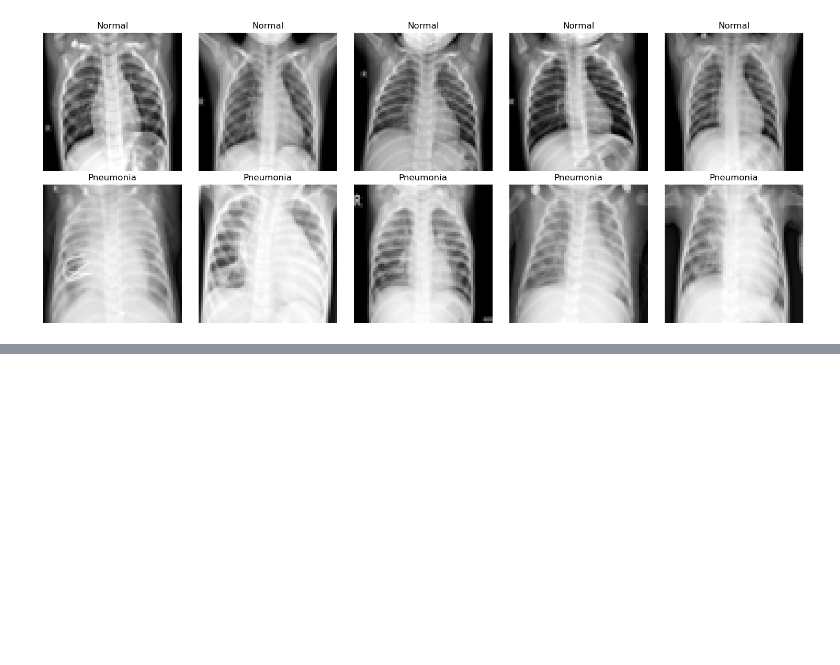
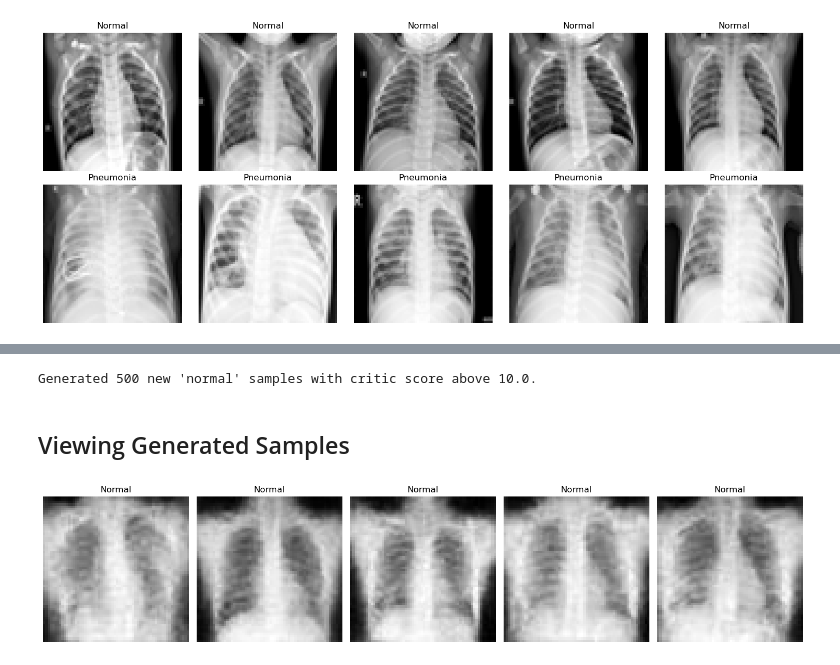
Before and after one commit to Syed-A-Naqvi/machine_learning, a Jupyter notebook: python_machine_learning/pytorch/x_ray_classification_project/Chest_X_Ray_Image_Classification.ipynb, the cells around one changed output, grey strips where cells are left out. Saved outputs shown, nothing was run; the diff lists cells and outputs as text; code cells hidden in the pictures; blank space fills up the shorter version.

```diff
--- a/python_machine_learning/pytorch/x_ray_classification_project/Chest_X_Ray_Image_Classification.ipynb
+++ b/python_machine_learning/pytorch/x_ray_classification_project/Chest_X_Ray_Image_Classification.ipynb
@@ -277,0 +503,72 @@ with torch.no_grad():
+# %%
+# Paths to directories
+train_normal_dir = os.path.join(dataset_path, "train", "NORMAL")
+fake_normals_dir = os.path.join(dataset_path, "fake_normals")
+os.makedirs(fake_normals_dir, exist_ok=True)
+
+G.eval()
+D.eval()
+
+# Generate 500 synthetic normal images
+num_to_generate = 500
+generated_count = 0
+
+threshold = 10.0  # Only keep images that have a critic score above 10.0
+with tqdm(total=num_to_generate, desc="Generating Images", unit="image") as pbar:
+    with torch.no_grad():
+        while generated_count < num_to_generate:
+            noise = torch.randn(batch_size, latent_dim, 1, 1, device=device)
+            fake_images = G(noise)
+            # retrieve critic score
+            outputs = D(fake_images).view(-1)
+
+            # Filter out images with scores > threshold
+            keep_indices = (outputs > threshold).nonzero(as_tuple=True)[0]
+            keep_images = fake_images[keep_indices]
+
+            for img_tensor in keep_images:
+                if generated_count >= num_to_generate:
+                    break
+                # Convert to PIL Image
+                img = img_tensor.cpu() * 0.5 + 0.5  # Denormalize
+                img = transforms.ToPILImage()(img)
+
+                # Generate a unique filename
+                filename = f"gen_{uuid.uuid4().hex}.jpeg"
+
+                # Save the image to both directories
+                # img.save(os.path.join(fake_normal_dir, filename))
+                img.save(os.path.join(train_normal_dir, filename))
+
+                generated_count += 1
+                pbar.update(1)
+
+print(f"Generated {generated_count} new 'normal' samples with critic score above {threshold}.")
+# %% [output]
+Generated 500 new 'normal' samples with critic score above 10.0.
+# %% [markdown]
+## Viewing Generated Samples
+# %%
+# Get a list of image file names from each class
+fake_normals_filenames = [os.path.join(fake_normals_dir, f) for f in os.listdir(fake_normals_dir)]
+
+# Select the first 5 images from each class
+fake_samples = fake_normals_filenames[:5]
+
+# Desired size
+target_size = (64, 64)
+
+fig, axes = plt.subplots(1, 5, figsize=(15, 6))
+
+# Plot the normal images
+for i, img_path in enumerate(fake_samples):
+    img = Image.open(img_path)
+    img = img.resize(target_size)  # Resize to 64x64
+    axes[i].imshow(img, cmap='gray')
+    axes[i].axis('off')
+    axes[i].set_title("Normal")
+
+plt.tight_layout()
+plt.show()
+# %% [output]
+[figure, added]
```
Also changed, not shown: parts of 31 cells of this notebook, 3 other files.
